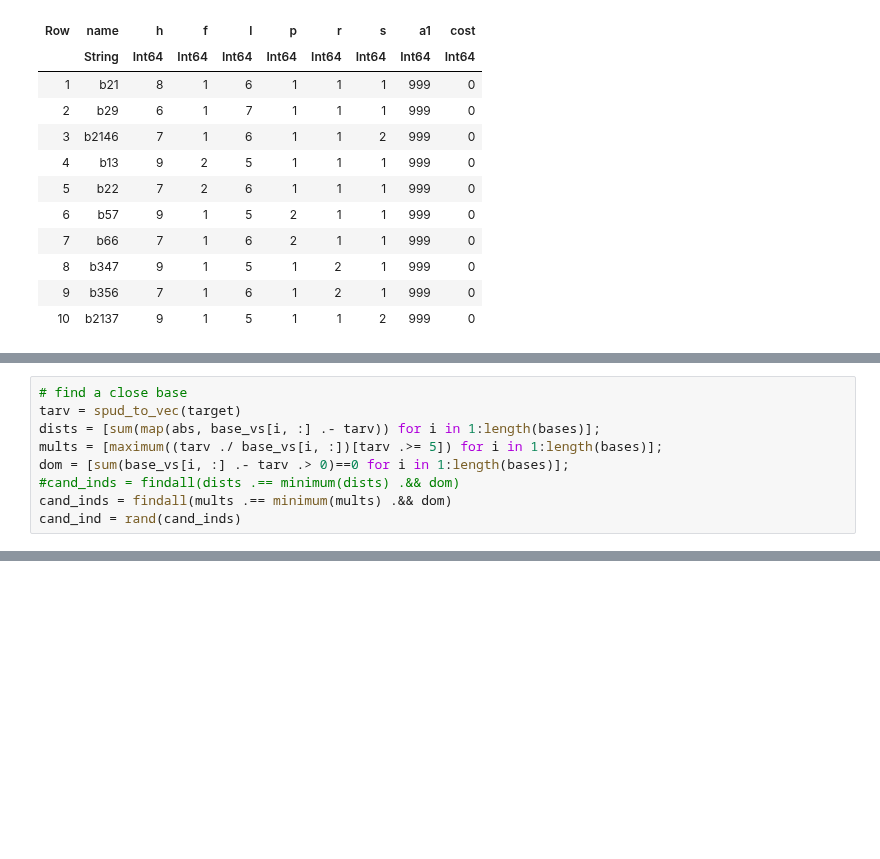
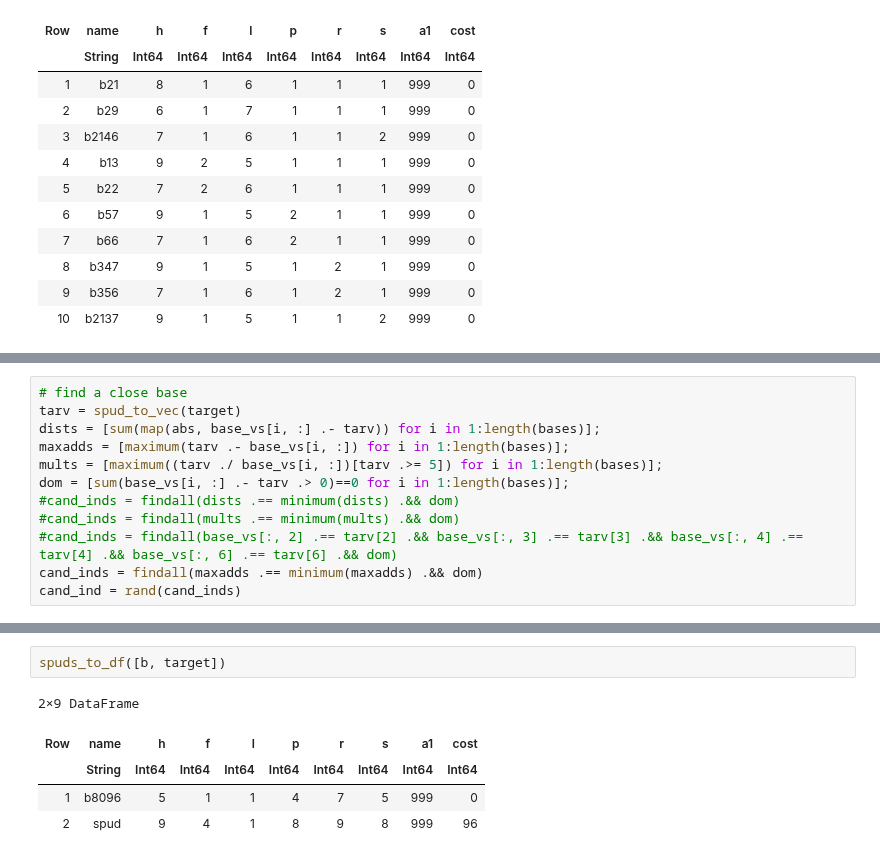
Before and after one commit to snarles/misc, a Jupyter notebook: spuds/SpudParts2e.ipynb, the cells around one changed output, grey strips where cells are left out. Cells and saved outputs as stored; diff of their text form; blank space fills up the shorter version.

```diff
--- a/spuds/SpudParts2e.ipynb
+++ b/spuds/SpudParts2e.ipynb
@@ -900,9 +900,12 @@ Spud("spud", 9, 3, 4, 6, 7, 5, 999, 100)
 # find a close base
 tarv = spud_to_vec(target)
 dists = [sum(map(abs, base_vs[i, :] .- tarv)) for i in 1:length(bases)];
+maxadds = [maximum(tarv .- base_vs[i, :]) for i in 1:length(bases)];
 mults = [maximum((tarv ./ base_vs[i, :])[tarv .>= 5]) for i in 1:length(bases)];
 dom = [sum(base_vs[i, :] .- tarv .> 0)==0 for i in 1:length(bases)];
 #cand_inds = findall(dists .== minimum(dists) .&& dom)
-cand_inds = findall(mults .== minimum(mults) .&& dom)
+#cand_inds = findall(mults .== minimum(mults) .&& dom)
+#cand_inds = findall(base_vs[:, 2] .== tarv[2] .&& base_vs[:, 3] .== tarv[3] .&& base_vs[:, 4] .== tarv[4] .&& base_vs[:, 6] .== tarv[6] .&& dom)
+cand_inds = findall(maxadds .== minimum(maxadds) .&& dom)
 cand_ind = rand(cand_inds)
 # %% [output]
@@ -1148,0 +1087,8 @@ tarv
+# %%
+spuds_to_df([b, target])
+# %% [output]
+2×9 DataFrame
+| Row | name | h | f | l | p | r | s | a1 | cost |
+|  | String | Int64 | Int64 | Int64 | Int64 | Int64 | Int64 | Int64 | Int64 |
+| 1 | b8096 | 5 | 1 | 1 | 4 | 7 | 5 | 999 | 0 |
+| 2 | spud | 9 | 4 | 1 | 8 | 9 | 8 | 999 | 96 |
```
Also changed, not shown: parts of 37 cells of this notebook.
